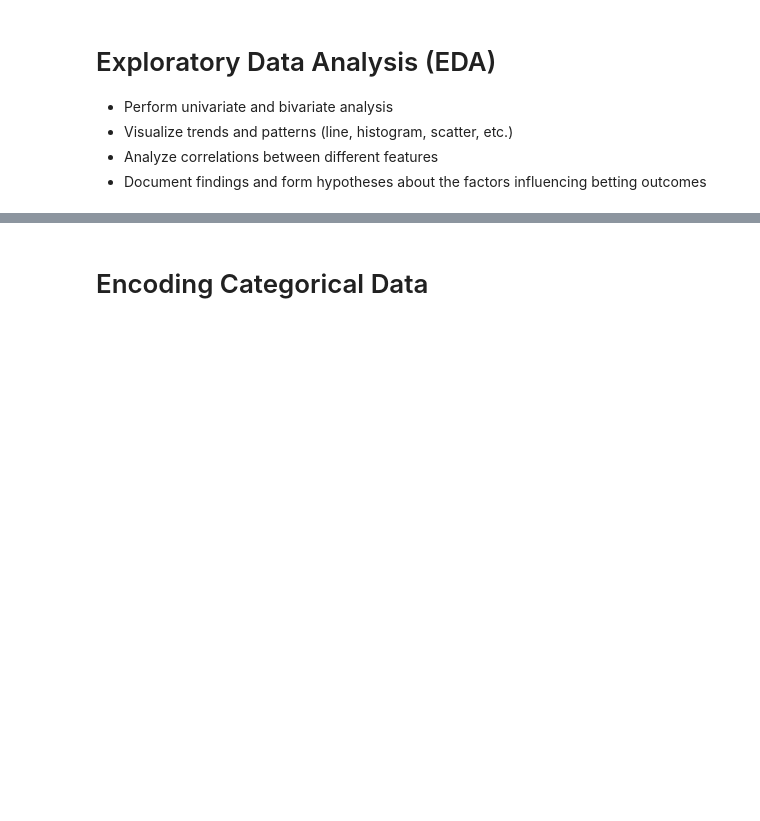
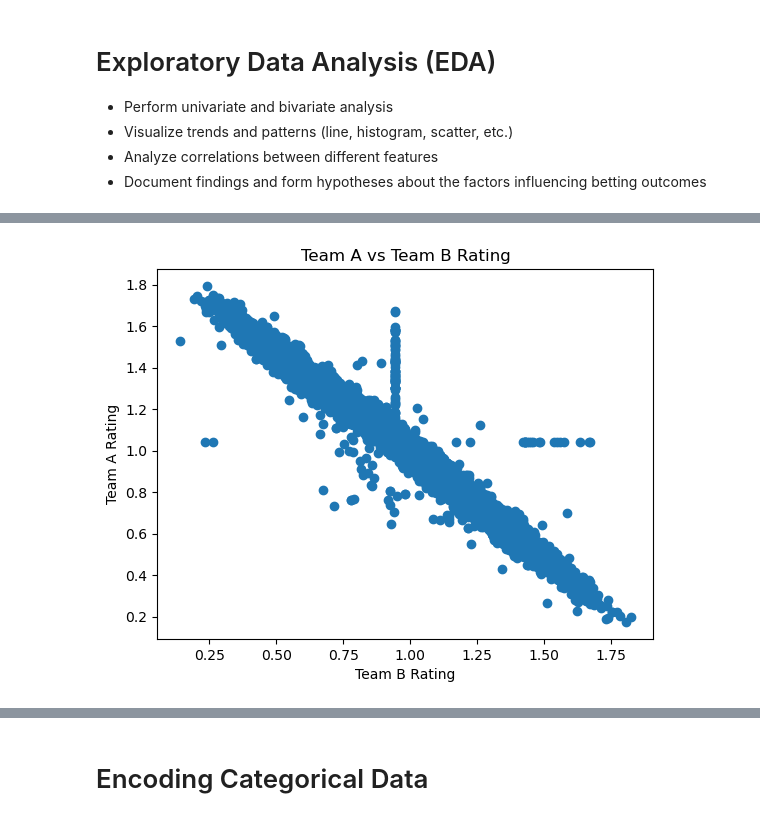
Before and after one commit to rimvelvet31/vct_predictive_model, a Jupyter notebook: notebook.ipynb, the cells around one changed output, grey strips where cells are left out. Saved outputs shown, nothing was run; the diff lists cells and outputs as text; code cells hidden in the pictures; blank space fills up the shorter version.

```diff
--- a/notebook.ipynb
+++ b/notebook.ipynb
@@ -576,0 +592,8 @@ vct_2021_2024.head()
+# %%
+plt.scatter(vct_2021_2024["Rating_TeamB"], vct_2021_2024["Rating_TeamA" ])
+plt.xlabel("Team B Rating")
+plt.ylabel("Team A Rating")
+plt.title("Team A vs Team B Rating")
+plt.show()
+# %% [output]
+[figure, added]
```
Also changed, not shown: parts of 57 cells of this notebook.
